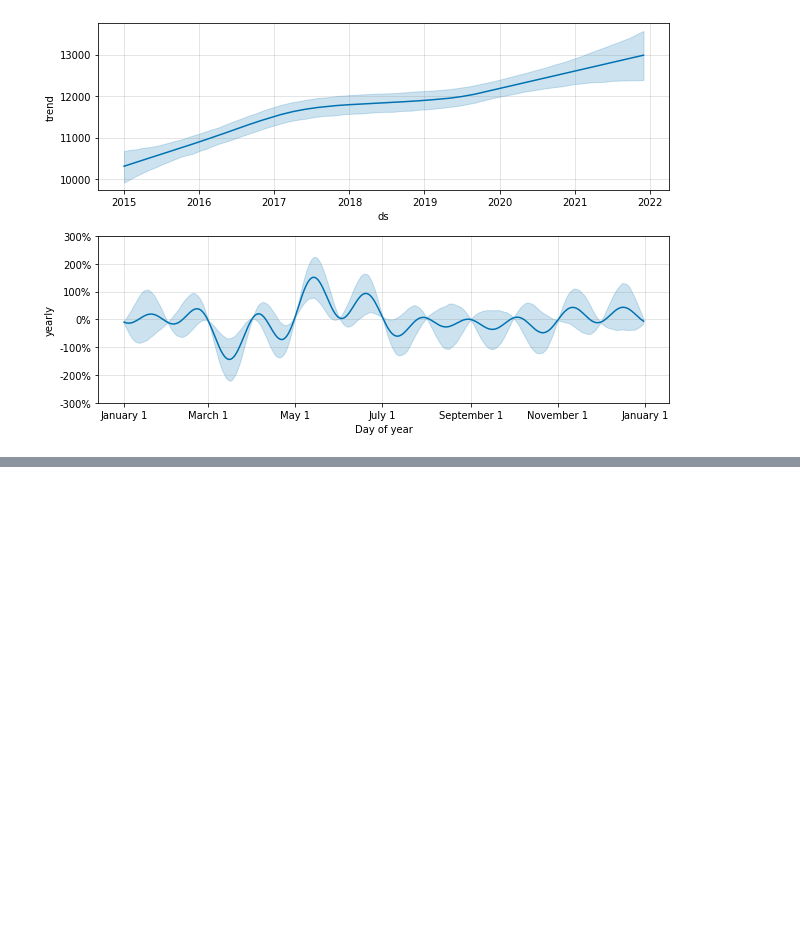
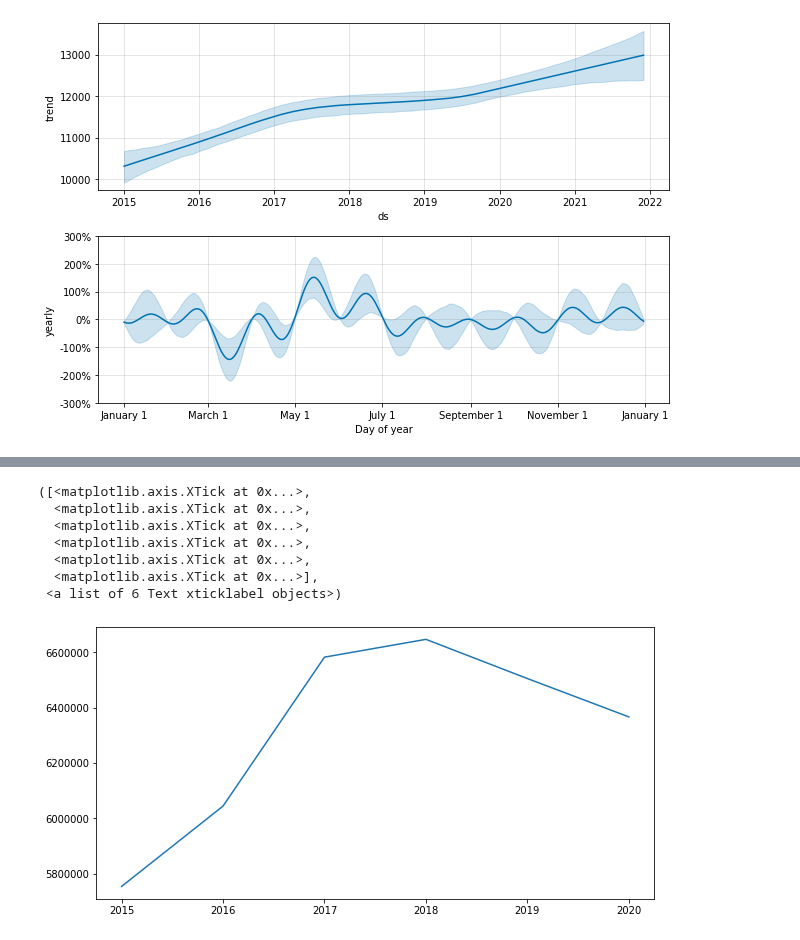
Before and after one commit to Dazai1623818/Datachallenge-2, a Jupyter notebook: Prophet.ipynb, the cells around one changed output, grey strips where cells are left out. Saved outputs shown, nothing was run; the diff lists cells and outputs as text; code cells hidden in the pictures; blank space fills up the shorter version.

```diff
--- a/Prophet.ipynb
+++ b/Prophet.ipynb
@@ -213,0 +173,30 @@ forecast[['ds', 'yhat', 'yhat_lower', 'yhat_upper']].tail()
+# %%
+df_data0 = pd.read_feather(f"{path}/{files[0]}")
+df_data1 = pd.read_feather(f"{path}/{files[1]}")
+df_data2 = pd.read_feather(f"{path}/{files[2]}")
+df_data3 = pd.read_feather(f"{path}/{files[3]}")
+df_data4 = pd.read_feather(f"{path}/{files[4]}")
+df_data5 = pd.read_feather(f"{path}/{files[5]}")
+# %%
+
+crimes = df_data0['Crime type'].value_counts().keys()
+crimeCount0 = df_data0['Crime type'].value_counts()
+crimeCount1 = df_data1['Crime type'].value_counts()
+crimeCount2 = df_data2['Crime type'].value_counts()
+crimeCount3 = df_data3['Crime type'].value_counts()
+crimeCount4 = df_data4['Crime type'].value_counts()
+crimeCount5 = df_data5['Crime type'].value_counts()
+dic0 = dict(zip(crimes, crimeCount0))
+dic1 = dict(zip(crimes, crimeCount1))
+dic2 = dict(zip(crimes, crimeCount2))
+dic3 = dict(zip(crimes, crimeCount3))
+dic4 = dict(zip(crimes, crimeCount4))
+dic5 = dict(zip(crimes, crimeCount5))
+df_crime_distribution = pd.DataFrame(columns=crimes)
+df_crime_distribution = df_crime_distribution.append(dic0, ignore_index=True)
+df_crime_distribution = df_crime_distribution.append(dic1, ignore_index=True)
+df_crime_distribution = df_crime_distribution.append(dic2, ignore_index=True)
+df_crime_distribution = df_crime_distribution.append(dic3, ignore_index=True)
+df_crime_distribution = df_crime_distribution.append(dic4, ignore_index=True)
+df_crime_distribution = df_crime_distribution.append(dic5, ignore_index=True)
+df_crime_distribution
@@ -213,0 +211,21 @@ forecast[['ds', 'yhat', 'yhat_lower', 'yhat_upper']].tail()
+# %%
+sum0 = sum(crimeCount0)
+sum1 = sum(crimeCount1)
+sum2 = sum(crimeCount2)
+sum3 = sum(crimeCount3)
+sum4 = sum(crimeCount4)
+sum5 = sum(crimeCount5)
+
+df_total_crimes = pd.DataFrame(data = {'Total crimes' : [sum0,sum1,sum2,sum3,sum4,sum5]})
+plt.plot(df_total_crimes)
+plt.rcParams["figure.figsize"] = (10,5)
+plt.xticks([0, 1, 2, 3, 4, 5], ['2015', '2016', '2017', '2018', '2019', '2020'])
+# %% [output]
+([<matplotlib.axis.XTick at 0x...>,
+  <matplotlib.axis.XTick at 0x...>,
+  <matplotlib.axis.XTick at 0x...>,
+  <matplotlib.axis.XTick at 0x...>,
+  <matplotlib.axis.XTick at 0x...>,
+  <matplotlib.axis.XTick at 0x...>],
+ <a list of 6 Text xticklabel objects>)
+[figure, added]
```
Also changed, not shown: parts of 14 cells of this notebook.
